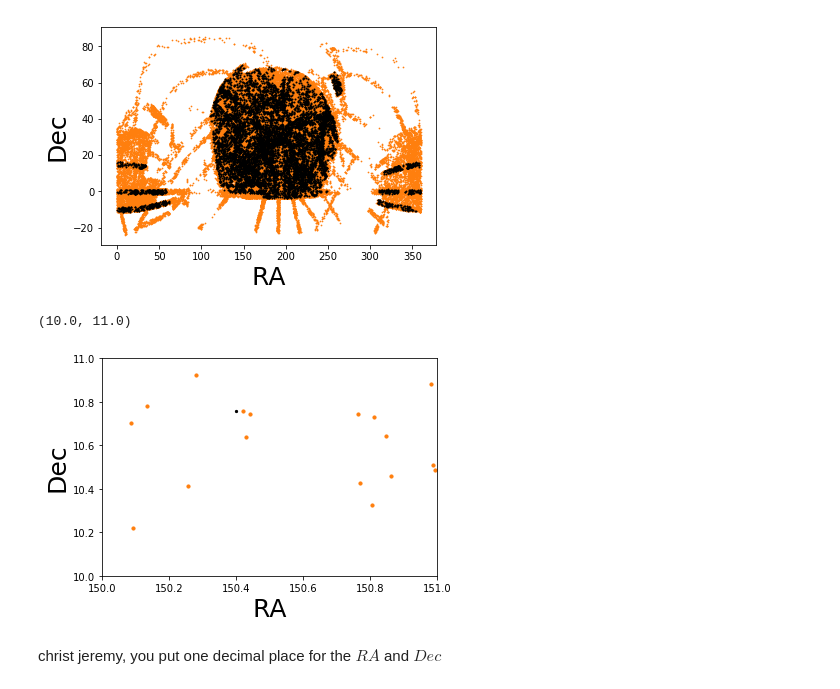
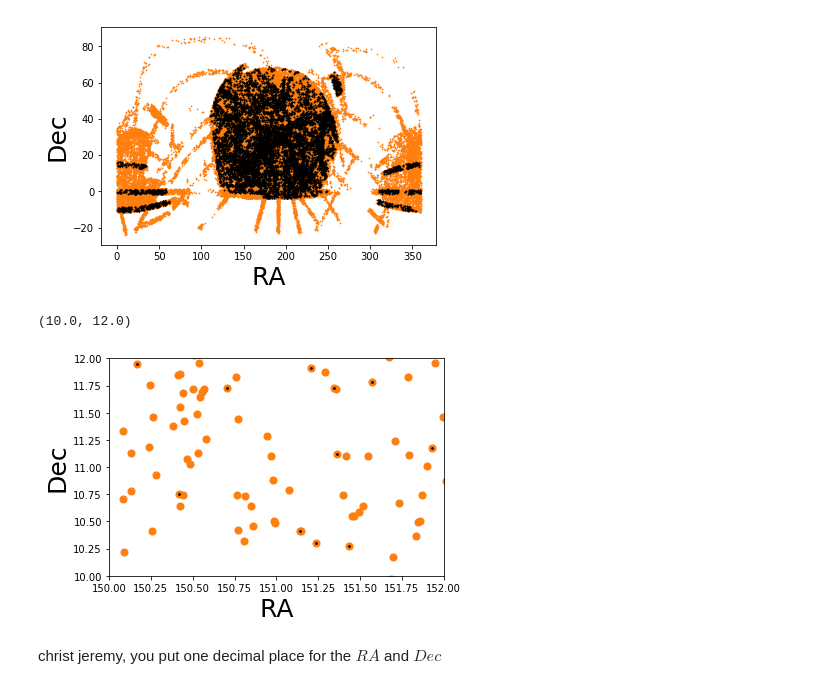
Before and after one commit to changhoonhahn/LetsTalkAboutQuench, a Jupyter notebook: notebooks/notes_SDSS_extra.ipynb, the cells around one changed output. Saved outputs shown, nothing was run; the diff lists cells and outputs as text; code cells hidden in the pictures.

```diff
--- a/notebooks/notes_SDSS_extra.ipynb
+++ b/notebooks/notes_SDSS_extra.ipynb
@@ -7,4 +7,7 @@ from pydl.pydlutils.spheregroup import spherematch
 from letstalkaboutquench import util as UT
 # %% [markdown]
 read in Jeremy's catalog
+# %%
+tinker_ra, tinker_dec = np.loadtxt(''.join([UT.dat_dir(), 'central_positions_tinker_SDSS.dat']),
+                                   skiprows=2, unpack=True, usecols=[0,1])
 # %%
@@ -12,4 +14,0 @@ tinker = np.loadtxt(''.join([UT.dat_dir(), 'tinker_SDSS_centrals_M9.7_pos.dat'])
-# %%
-tinker_ra, tinker_dec, tinker_dn4000, tinker_cz = tinker[:,23], tinker[:,24], tinker[:,6], tinker[:,18]
-tinker_z = tinker_cz / 299792.
-print('Tinker catalog has %i galaxies ' % len(tinker_z))
@@ -46,15 +48,15 @@ Text(0,0.5,'Dec')
 # %%
 fig = plt.figure()
 sub = fig.add_subplot(111)
-sub.scatter(nsa_data.field('ra'), nsa_data.field('dec'), s=10, c='C1')
-sub.scatter(tinker_ra, tinker_dec, s=5, c='k')
+sub.scatter(nsa_data.field('ra'), nsa_data.field('dec'), s=50, c='C1')
+sub.scatter(tinker_ra, tinker_dec, s=3, c='k')
 sub.set_xlabel('RA', fontsize=25)
-sub.set_xlim([150, 151])
+sub.set_xlim([150, 152])
 sub.set_ylabel('Dec', fontsize=25)
-sub.set_ylim([10., 11.])
+sub.set_ylim([10., 12.])
 # %% [output]
-(10.0, 11.0)
+(10.0, 12.0)
-[figure, old version]
+[figure, new version]
 # %% [markdown]
 christ jeremy, you put one decimal place for the $RA$ and $Dec$
 # %%
```
Also changed, not shown: parts of 10 cells of this notebook.
